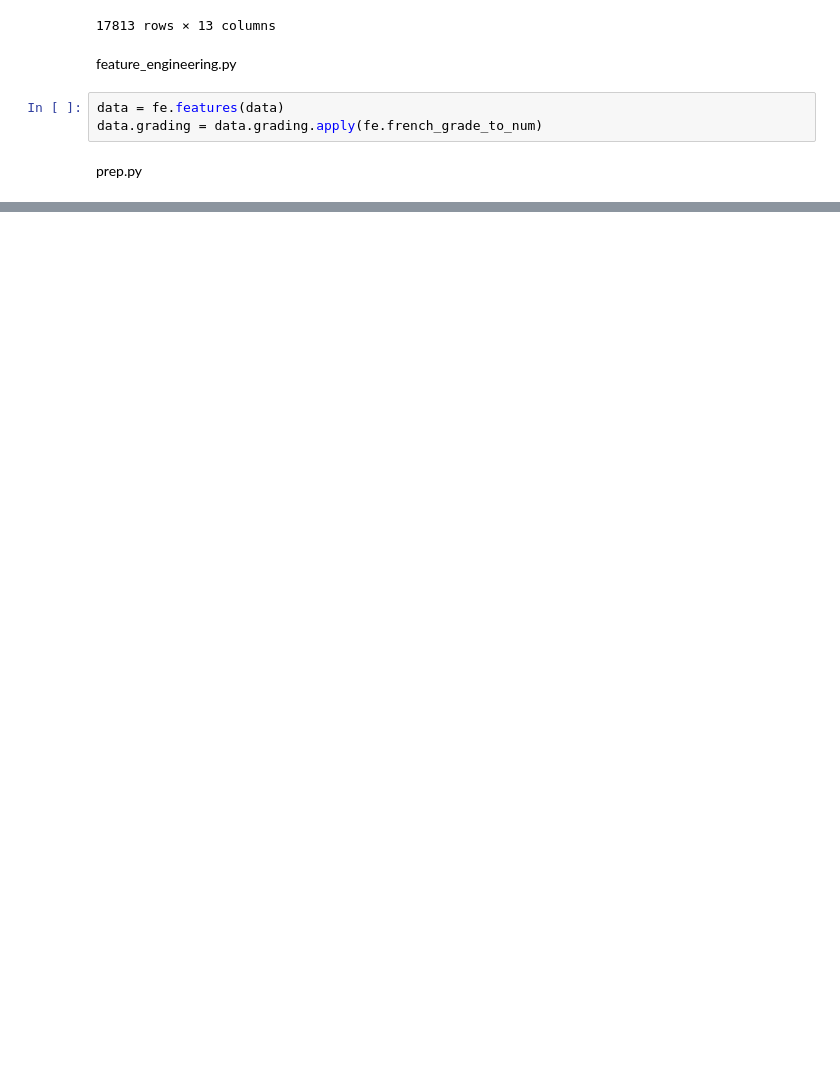
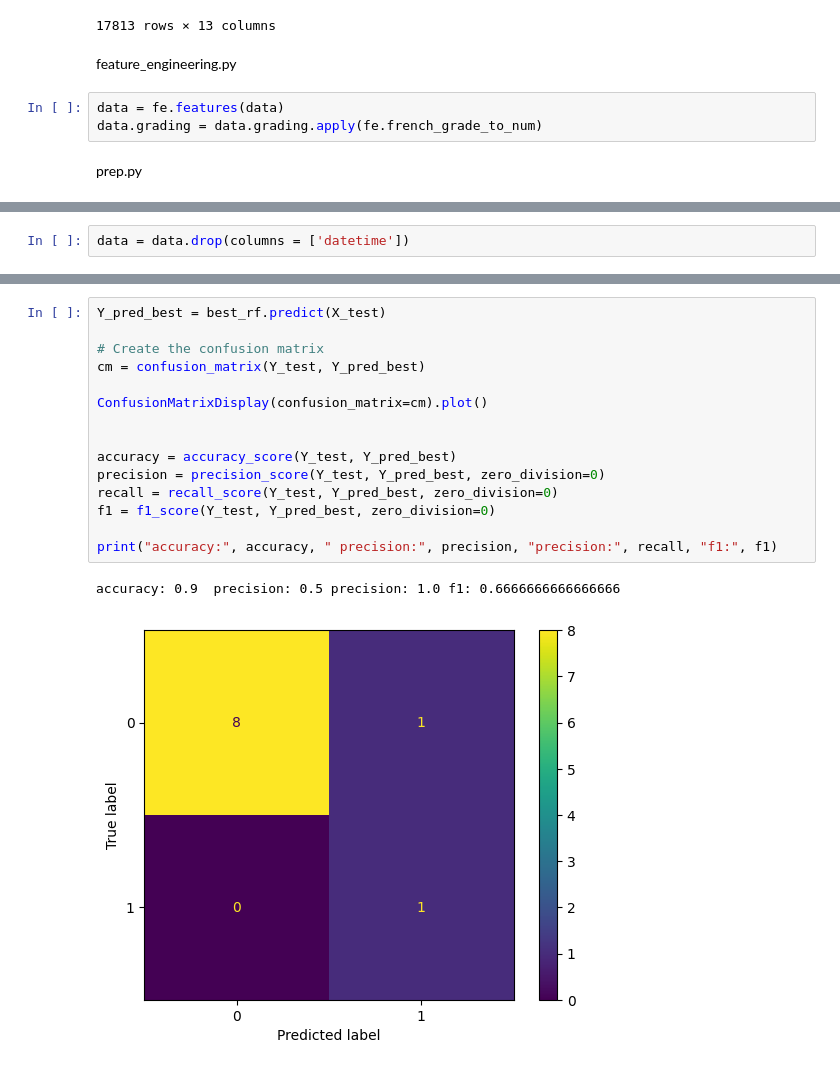
Before and after one commit to timmooren/ML4QS, a Jupyter notebook: data_processing.ipynb, the cells around one changed output, grey strips where cells are left out. Cells and saved outputs as stored; diff of their text form; blank space fills up the shorter version.

```diff
--- a/data_processing.ipynb
+++ b/data_processing.ipynb
@@ -99,0 +86,2 @@ See the caveats in the documentation: https://pandas.pydata.org/pandas-docs/stab
+# %%
+data = data.drop(columns = ['datetime'])
@@ -99,0 +139,18 @@ See the caveats in the documentation: https://pandas.pydata.org/pandas-docs/stab
+# %%
+Y_pred_best = best_rf.predict(X_test)
+
+# Create the confusion matrix
+cm = confusion_matrix(Y_test, Y_pred_best)
+
+ConfusionMatrixDisplay(confusion_matrix=cm).plot()
+
+
+accuracy = accuracy_score(Y_test, Y_pred_best)
+precision = precision_score(Y_test, Y_pred_best, zero_division=0)
+recall = recall_score(Y_test, Y_pred_best, zero_division=0)
+f1 = f1_score(Y_test, Y_pred_best, zero_division=0)
+
+print("accuracy:", accuracy, " precision:", precision, "precision:", recall, "f1:", f1)
+# %% [output]
+accuracy: 0.9  precision: 0.5 precision: 1.0 f1: 0.6666666666666666
+[figure, added]
```
Also changed, not shown: parts of 3 cells of this notebook, 5 other files.
